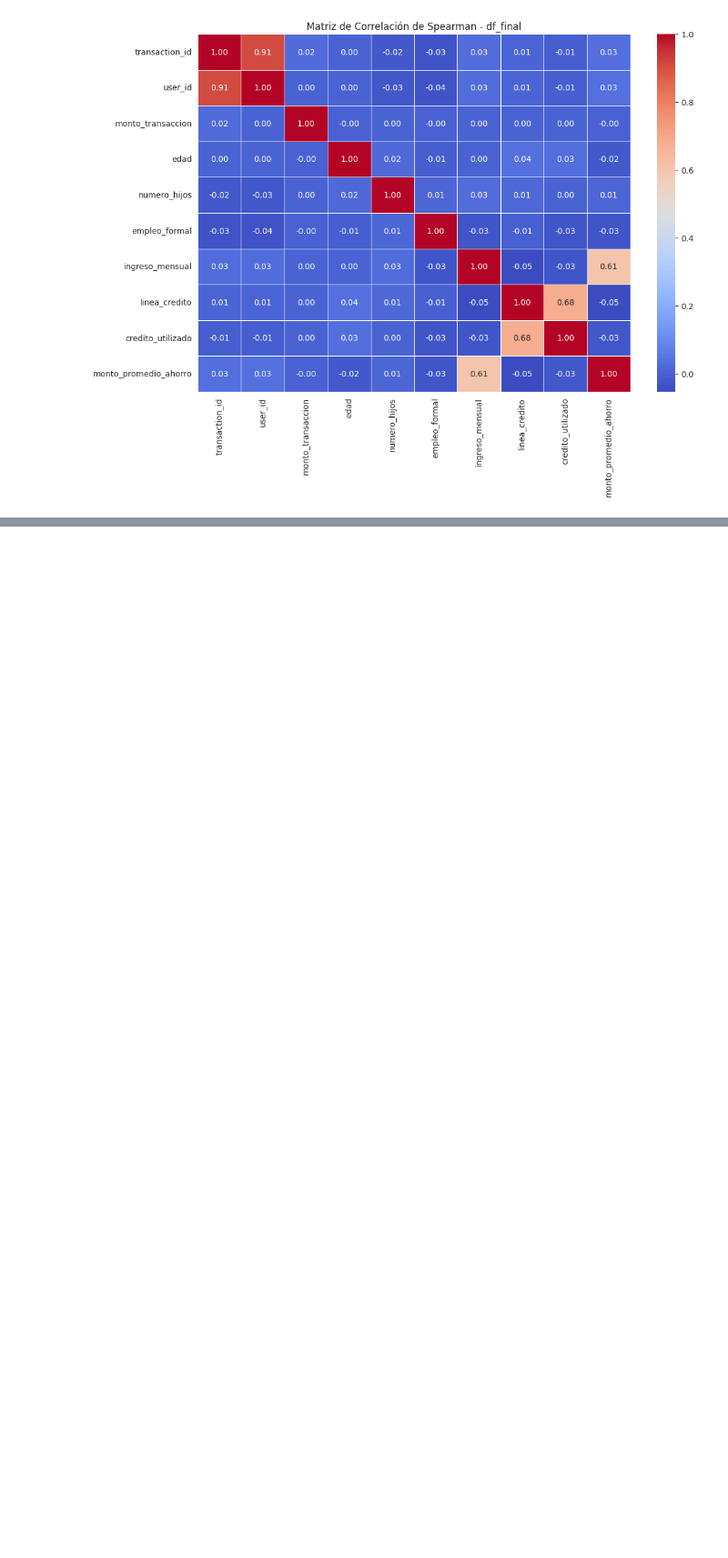
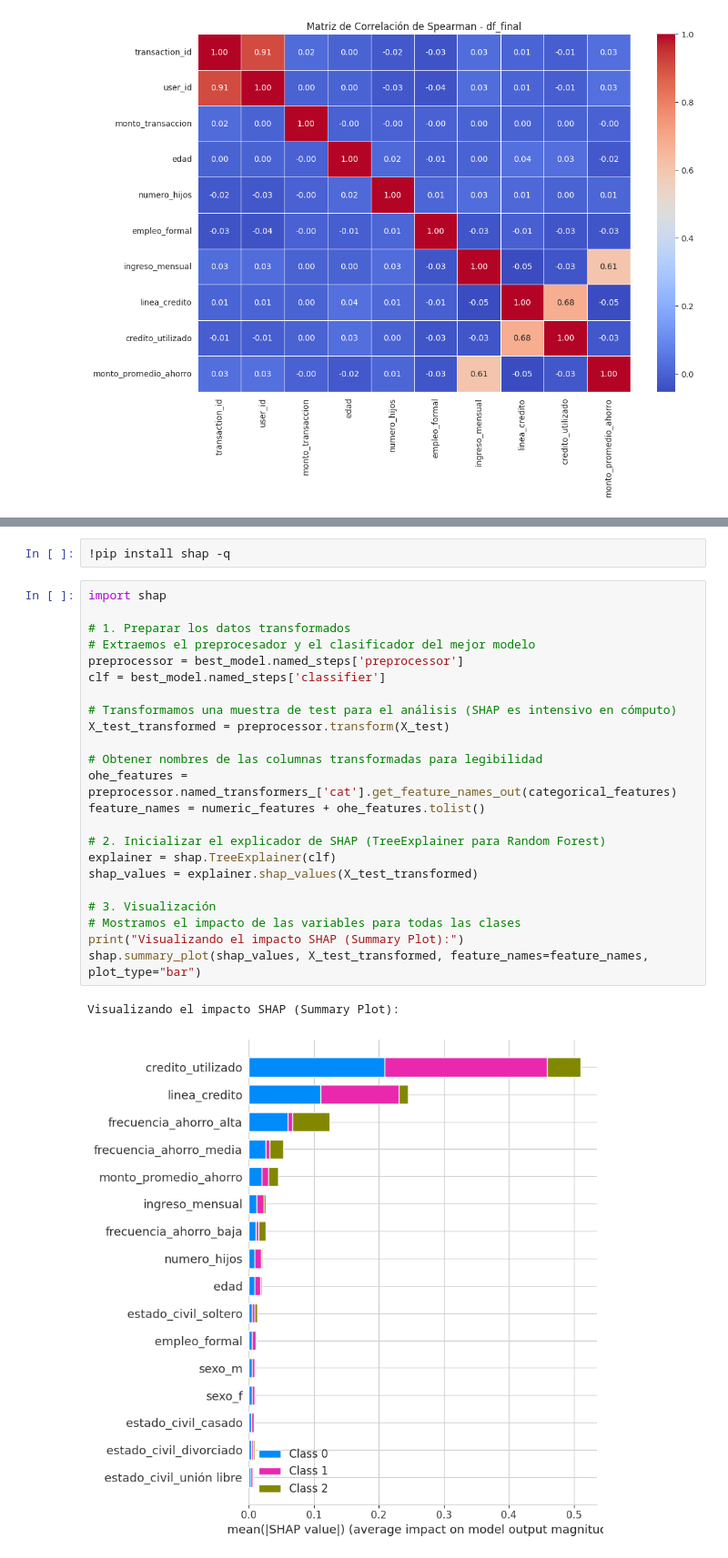
Before and after one commit to dr-dlr/drlab, a Jupyter notebook: hackathon_dataset.ipynb, the cells around one changed output, grey strips where cells are left out. Shown at 91% size. Cells and saved outputs as stored; diff of their text form; blank space fills up the shorter version.

```diff
--- a/hackathon_dataset.ipynb
+++ b/hackathon_dataset.ipynb
@@ -362,0 +639,28 @@ plt.show()
+# %%
+!pip install shap -q
+# %%
+import shap
+
+# 1. Preparar los datos transformados
+# Extraemos el preprocesador y el clasificador del mejor modelo
+preprocessor = best_model.named_steps['preprocessor']
+clf = best_model.named_steps['classifier']
+
+# Transformamos una muestra de test para el análisis (SHAP es intensivo en cómputo)
+X_test_transformed = preprocessor.transform(X_test)
+
+# Obtener nombres de las columnas transformadas para legibilidad
+ohe_features = preprocessor.named_transformers_['cat'].get_feature_names_out(categorical_features)
+feature_names = numeric_features + ohe_features.tolist()
+
+# 2. Inicializar el explicador de SHAP (TreeExplainer para Random Forest)
+explainer = shap.TreeExplainer(clf)
+shap_values = explainer.shap_values(X_test_transformed)
+
+# 3. Visualización
+# Mostramos el impacto de las variables para todas las clases
+print("Visualizando el impacto SHAP (Summary Plot):")
+shap.summary_plot(shap_values, X_test_transformed, feature_names=feature_names, plot_type="bar")
+# %% [output]
+Visualizando el impacto SHAP (Summary Plot):
+[figure, added]
```
Also changed, not shown: parts of 11 cells of this notebook.
